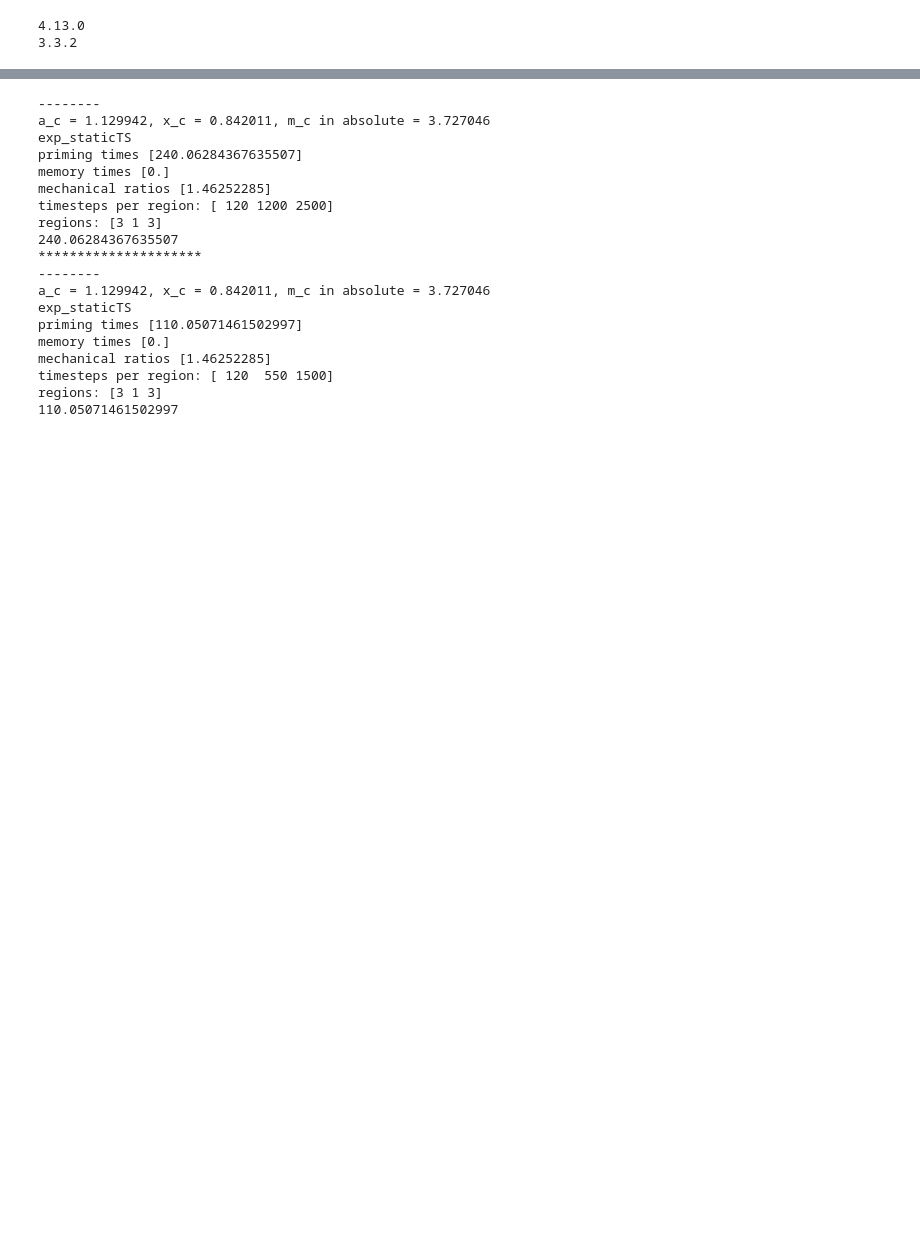
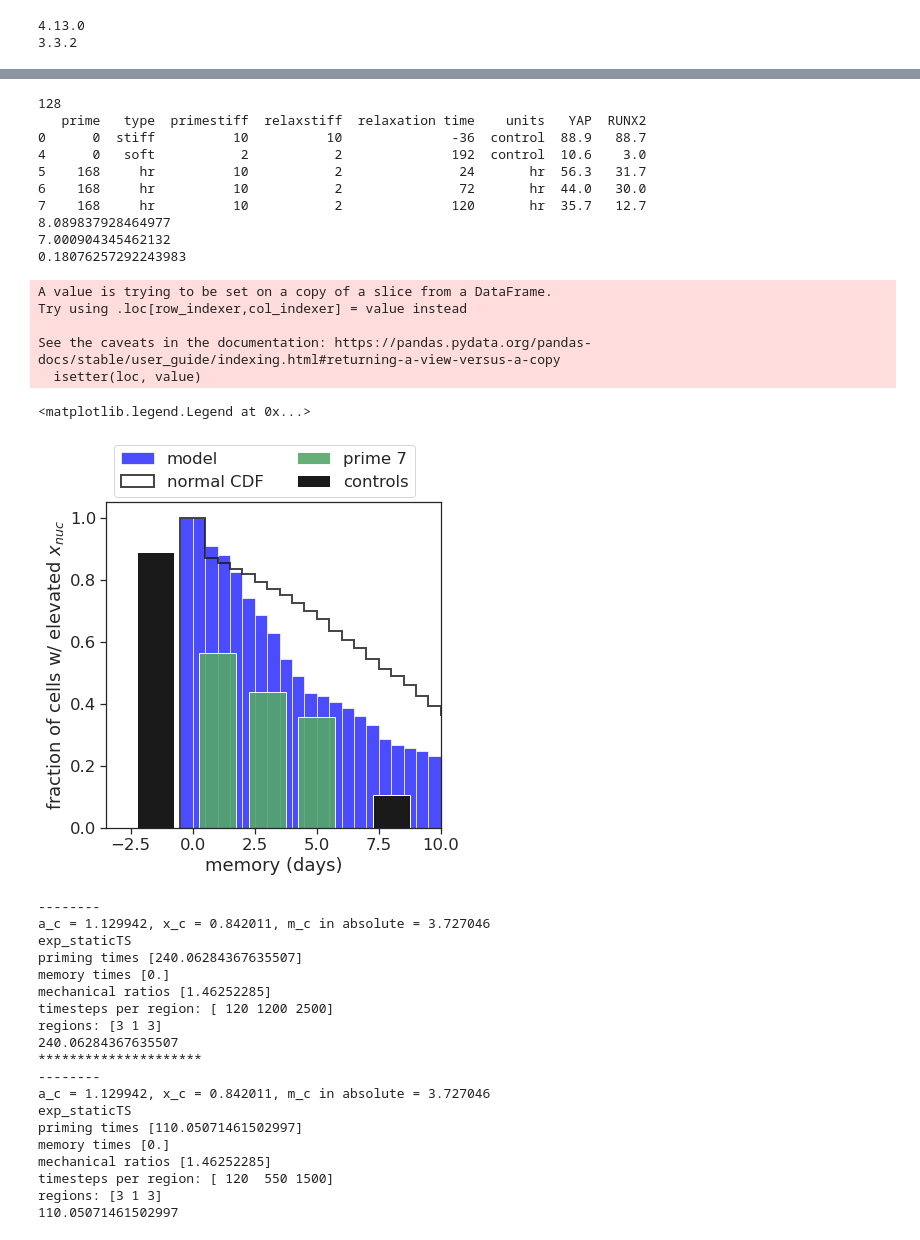
Before and after one commit to chris-price19/cell-mech-memory, a Jupyter notebook: stiff_genes_v2.ipynb, the cells around one changed output, grey strips where cells are left out. Saved outputs shown, nothing was run; the diff lists cells and outputs as text; code cells hidden in the pictures; blank space fills up the shorter version.

```diff
--- a/stiff_genes_v2.ipynb
+++ b/stiff_genes_v2.ipynb
@@ -224,3 +365,58 @@ PD_profiles_exp_dynamicTS_perm_mem_v2.png
+# %%
+ptime = 168
+bins = np.arange(-0.5,20.,.5)
+
+fig, ax = plt.subplots(1,1,figsize=(6,6))
+
+memory = np.load('../figures_v2/figure6_exp_fits/'+ str(ptime) +'.N127.npy') # '
+print(len(memory))
+ax.hist(memory / 24, density=True, cumulative=-1, bins=bins, color='blue', alpha = 0.7, label='model');
+
+expdata = pd.read_excel('../experiments/bar_plot.xlsx')
+
+subdata = expdata.loc[expdata['prime'].isin([0,ptime])]
+subdata.at[subdata['type'] == 'soft', 'relaxation time'] = 8*24 # np.amax(bins * 24) + 3*24
+subdata.at[subdata['type'] == 'stiff', 'relaxation time'] = -1.5 * 24
+print(subdata)
+
+ax.bar(subdata.loc[subdata['units']=='hr','relaxation time'] / 24, subdata.loc[subdata['units']=='hr','YAP']/100.,
+       width=1.5, color='g', alpha=.9, label='prime 7')
+ax.bar(subdata.loc[subdata['units']=='control','relaxation time'] / 24, subdata.loc[subdata['units']=='control','YAP']/100.,
+       width=1.5, color='k', alpha=1., label='controls')
+# plt.bar(subdata['relaxation time'] / 24, subdata['RUNX2']/100., color='r', alpha=0.7)
+
+N = 1500
+gausscompare = np.random.normal(np.mean(memory/24), np.std(memory/24), N)
+gausscompare[gausscompare < 0.] = 0.
+print(np.mean(memory/24))
+print(np.std(memory/24))
+print(np.std(memory/24)/np.sqrt(N))
+
+ax.hist(gausscompare, density=True, cumulative=-1, bins=bins, label='normal CDF',
+         histtype='step', alpha=0.8, color='k', linewidth=2)
+
+ax.set_xlim([-3.5,10])
+ax.set_xlabel('memory (days)')
+ax.set_ylabel('fraction of cells w/ elevated $x_{nuc}$')
+ax.legend(bbox_to_anchor=(0, 1.2), loc='upper left', ncol=2)
+# %% [output]
+128
+   prime   type  primestiff  relaxstiff  relaxation time    units   YAP  RUNX2
+0      0  stiff          10          10              -36  control  88.9   88.7
+4      0   soft           2           2              192  control  10.6    3.0
+5    168     hr          10           2               24       hr  56.3   31.7
+6    168     hr          10           2               72       hr  44.0   30.0
+7    168     hr          10           2              120       hr  35.7   12.7
+8.089837928464977
+7.000904345462132
+0.18076257292243983
+A value is trying to be set on a copy of a slice from a DataFrame.
+Try using .loc[row_indexer,col_indexer] = value instead
+
+See the caveats in the documentation: https://pandas.pydata.org/pandas-docs/stable/user_guide/indexing.html#returning-a-view-versus-a-copy
+  isetter(loc, value)
+<matplotlib.legend.Legend at 0x...>
+[figure, added]
 # %%
 # ## test cell for broken axis
 
```
Also changed, not shown: parts of 7 cells of this notebook, 5 other files.
